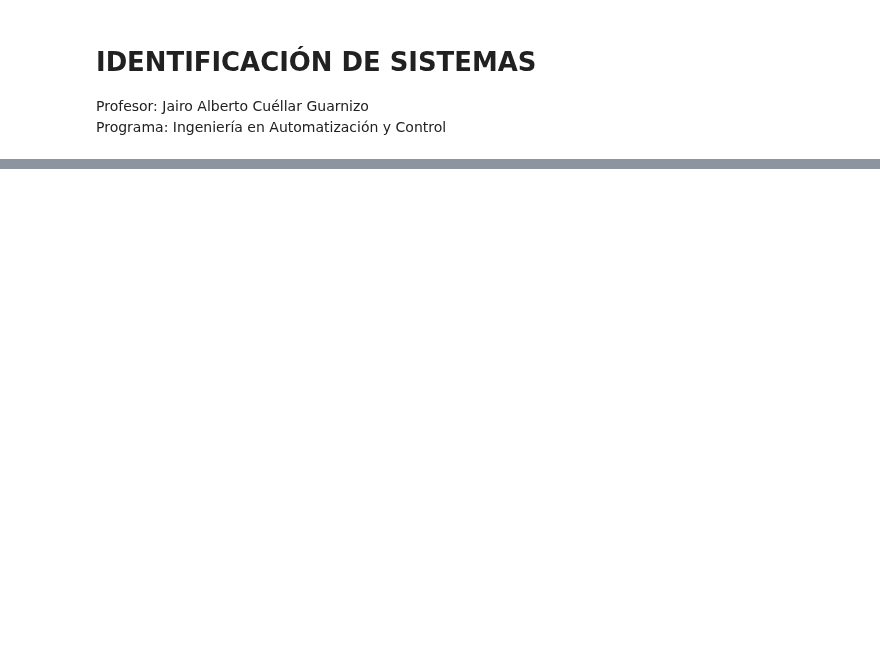
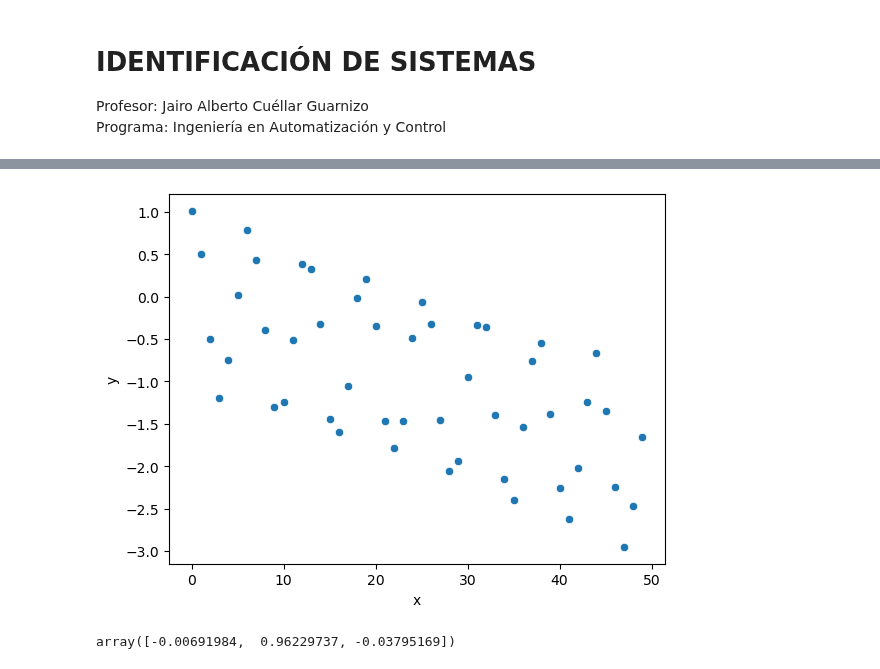
Before and after one commit to jairocuellar/System_identification, a Jupyter notebook: class_05_01.ipynb, the cells around one changed output, grey strips where cells are left out. Cells and saved outputs as stored; diff of their text form; code cells hidden in the pictures; blank space fills up the shorter version.

```diff
--- a/class_05_01.ipynb
+++ b/class_05_01.ipynb
@@ -38,0 +91,9 @@ $$\theta_{LS} = \phi^+.y$$
+# %%
+datos = pd.read_csv ('data\data01.csv')
+sns.scatterplot(datos,x ='x',y = 'y')
+N = np.size(datos.x)
+
+var = math.sqrt(1/datos.y.var())
+_W = np.eye(N)*var
+# %% [output]
+[figure, added]
@@ -38,0 +107,7 @@ $$\theta_{LS} = \phi^+.y$$
+# %%
+#Obteniendo la matriz de estimadores
+B = np.dot(_phi.transpose(),datos.y)
+theta = np.dot(Mpr,B)
+theta
+# %% [output]
+array([-0.00691984,  0.96229737, -0.03795169])
```
Also changed, not shown: parts of 6 cells of this notebook, 5 other files.
